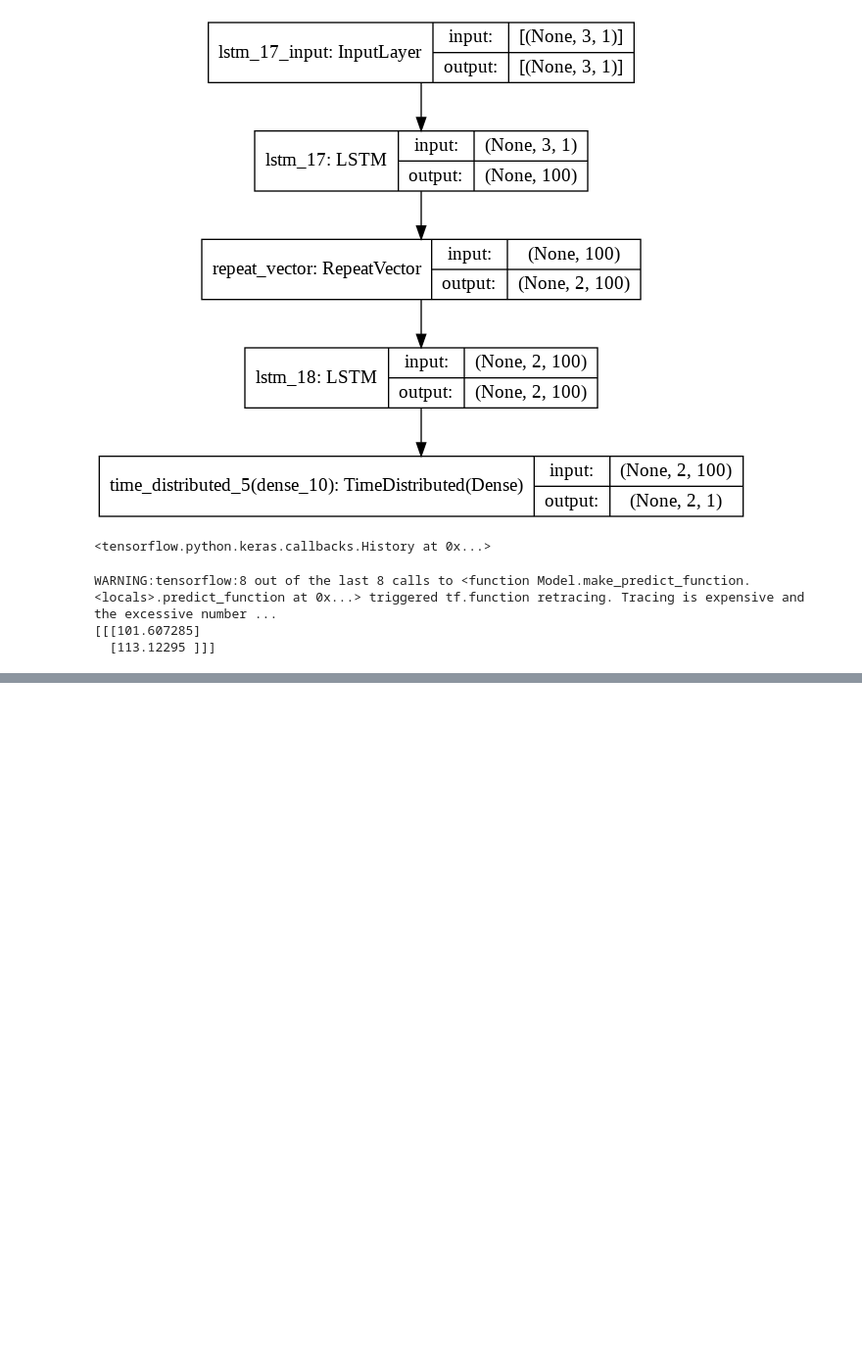
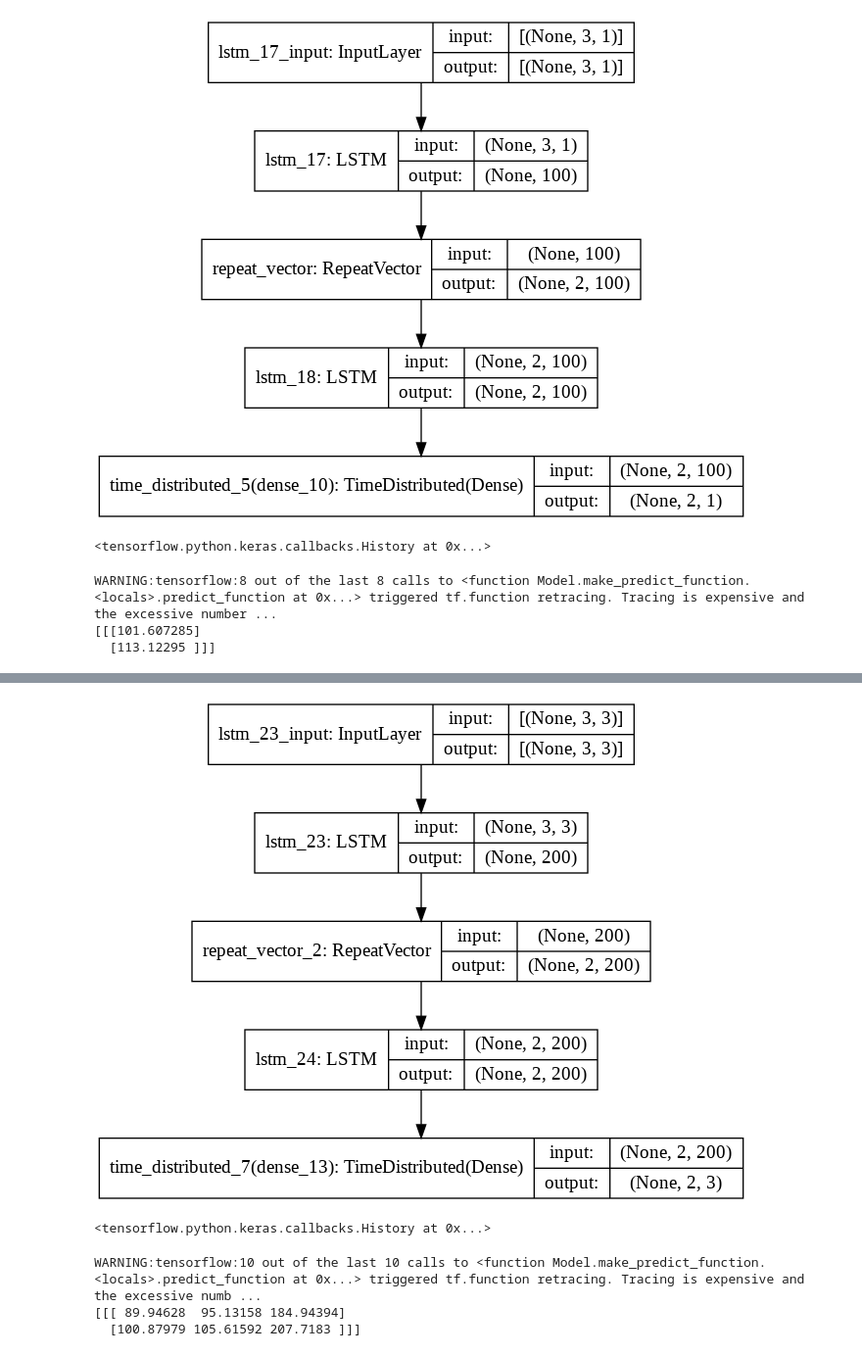
Before and after one commit to mahesh-keswani/ML-DL-FromBasicsToAdvance, a Jupyter notebook: LSTM_Examples.ipynb, the cells around one changed output, grey strips where cells are left out. Shown at 98% size. Saved outputs shown, nothing was run; the diff lists cells and outputs as text; code cells hidden in the pictures; blank space fills up the shorter version.

Commit message:
added the multivariate multistep forecasting: multi input and multistep forecasting, multi input and parallel multistep forecasting

```diff
--- a/LSTM_Examples.ipynb
+++ b/LSTM_Examples.ipynb
@@ -798,0 +915,3 @@ WARNING:tensorflow:8 out of the last 8 calls to <function Model.make_predict_fun
+# %%
+# fit model
+model.fit(X, y, epochs=200, verbose=0)
@@ -798,0 +982,24 @@ WARNING:tensorflow:8 out of the last 8 calls to <function Model.make_predict_fun
+# %%
+# define input sequence
+in_seq1 = array([10, 20, 30, 40, 50, 60, 70, 80, 90])
+in_seq2 = array([15, 25, 35, 45, 55, 65, 75, 85, 95])
+out_seq = array([in_seq1[i]+in_seq2[i] for i in range(len(in_seq1))])
+
+# convert to [rows, columns] structure
+in_seq1 = in_seq1.reshape((len(in_seq1), 1))
+in_seq2 = in_seq2.reshape((len(in_seq2), 1))
+out_seq = out_seq.reshape((len(out_seq), 1))
+
+# horizontally stack columns
+dataset = hstack((in_seq1, in_seq2, out_seq))
+
+# choose a number of time steps
+n_steps_in, n_steps_out = 3, 2
+
+# covert into input/output
+X, y = split_sequences(dataset, n_steps_in, n_steps_out)
+print(X.shape, y.shape)
+
+# summarize the data
+for i in range(len(X)):
+	print(X[i], y[i])
@@ -798,0 +1029,33 @@ WARNING:tensorflow:8 out of the last 8 calls to <function Model.make_predict_fun
+# %%
+# the dataset knows the number of features, e.g. 2
+n_features = X.shape[2]
+
+# define model
+model = Sequential()
+model.add(LSTM(200, activation='relu', input_shape=(n_steps_in, n_features)))
+model.add(RepeatVector(n_steps_out))
+
+model.add(LSTM(200, activation='relu', return_sequences=True))
+model.add( TimeDistributed(Dense(n_features)) )
+
+model.compile(optimizer='adam', loss='mse')
+# %%
+plot_model(model, show_shapes=True, to_file='enc-dec1.png')
+# %% [output]
+[figure, added]
+# %%
+# fit model
+model.fit(X, y, epochs=200, verbose=0)
+# %% [output]
+<tensorflow.python.keras.callbacks.History at 0x...>
+# %%
+# demonstrate prediction
+x_input = array([[60, 65, 125], [70, 75, 145], [80, 85, 165]])
+x_input = x_input.reshape((1, n_steps_in, n_features))
+
+yhat = model.predict(x_input, verbose=0)
+print(yhat)
+# %% [output]
+WARNING:tensorflow:10 out of the last 10 calls to <function Model.make_predict_function.<locals>.predict_function at 0x...> triggered tf.function retracing. Tracing is expensive and the excessive numb ...
+[[[ 89.94628  95.13158 184.94394]
+  [100.87979 105.61592 207.7183 ]]]
```
Also changed, not shown: parts of 14 cells of this notebook.
